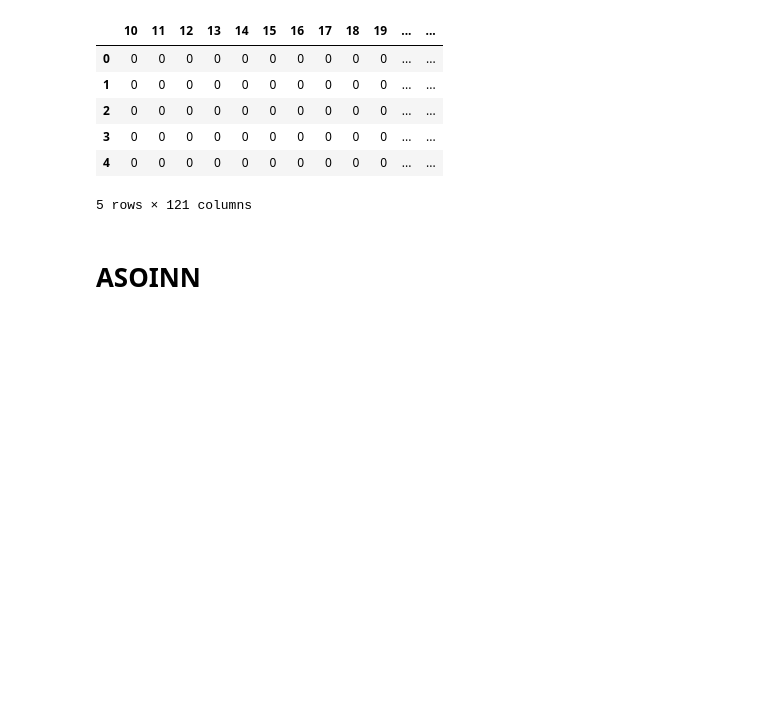
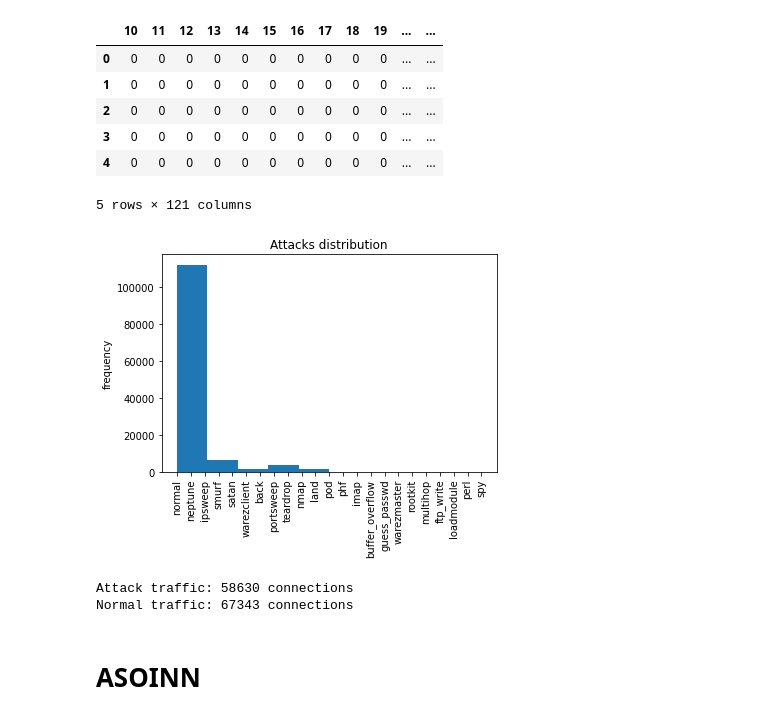
Before and after one commit to marcellorinaldo/SF-SOINN-IDS, a Jupyter notebook: nb_experiments.ipynb, the cells around one changed output. Cells and saved outputs as stored; diff of their text form; code cells hidden in the pictures; blank space fills up the shorter version.

```diff
--- a/nb_experiments.ipynb
+++ b/nb_experiments.ipynb
@@ -157,6 +161,29 @@ test.head()
 | 3 | 0 | 0 | 0 | 0 | 0 | 0 | 0 | 0 | 0 | 0 | ... | ... |
 | 4 | 0 | 0 | 0 | 0 | 0 | 0 | 0 | 0 | 0 | 0 | ... | ... |
 5 rows × 121 columns
+# %%
+plt.hist(y_train)
+plt.title('Attacks distribution')
+plt.ylabel('frequency')
+plt.xticks(rotation=90)
+plt.show()
+# %% [output]
+[figure, added]
+# %%
+n_attack = 0
+n_normal = 0
+
+for c in y_train:
+    if c == 'normal':
+        n_normal += 1
+    else:
+        n_attack += 1
+
+print(f'Attack traffic: {n_attack} connections')
+print(f'Normal traffic: {n_normal} connections')
+# %% [output]
+Attack traffic: 58630 connections
+Normal traffic: 67343 connections
 # %% [markdown]
 # ASOINN
 # %%
```
Also changed, not shown: parts of 9 cells of this notebook, 1 other file.
